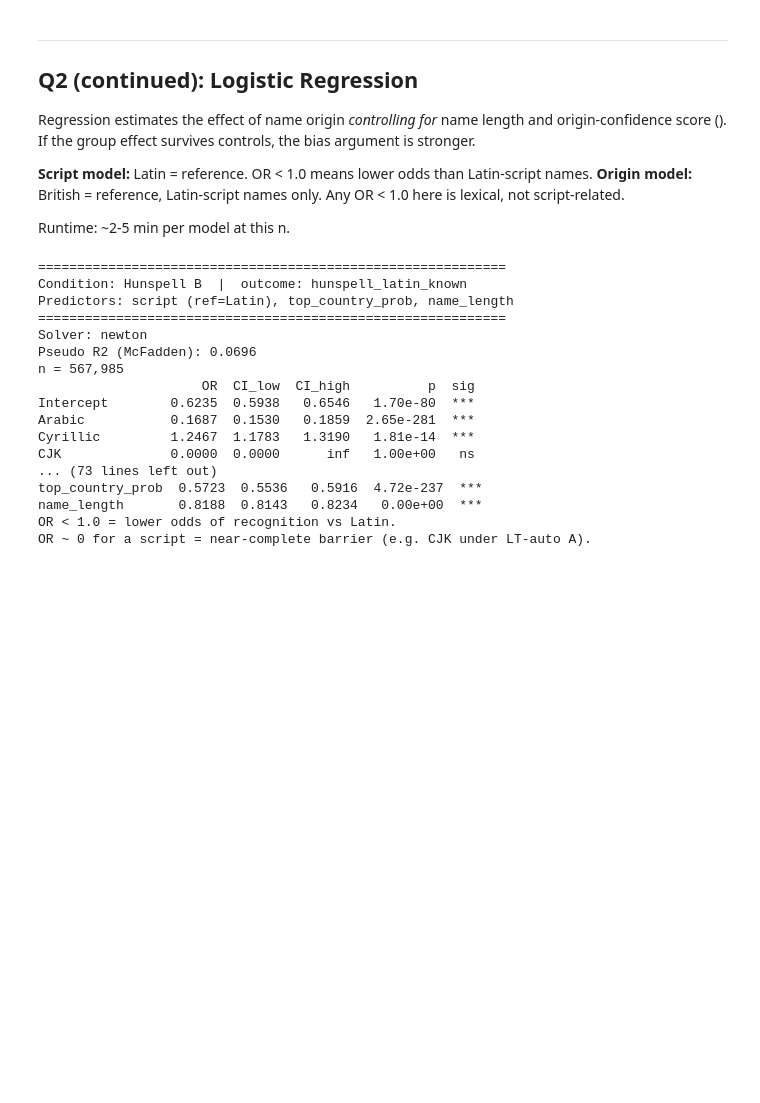
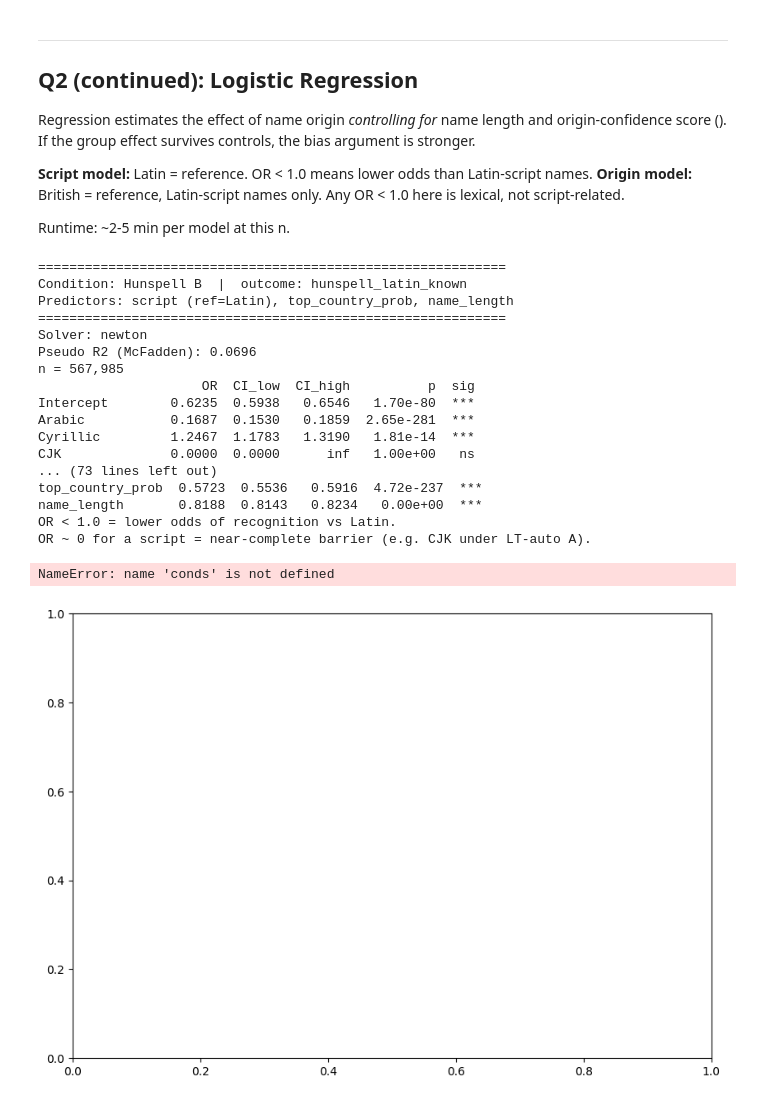
Before and after one commit to sarabrownxx/hons-project-spellcheck-bias, a Jupyter notebook: notebooks/08_bias_significance.ipynb, the cells around one changed output. Saved outputs shown, nothing was run; the diff lists cells and outputs as text; code cells hidden in the pictures; blank space fills up the shorter version.

```diff
--- a/notebooks/08_bias_significance.ipynb
+++ b/notebooks/08_bias_significance.ipynb
@@ -129,21 +129,21 @@ MAJOR_SCRIPTS = [
     'Hebrew', 'Bengali', 'Greek', 'Georgian', 'Ethiopic',
 ]
 
-# Ethnicolr categories considered Western-adjacent
-WESTERN_ETH = {'British', 'Germanic', 'Nordic', 'French', 'Italian'}
+# Ethnicolr categories considered European-origin
+EUROPEAN_ETH = {'British', 'Germanic', 'Nordic', 'French', 'Italian', 'EastEuropean'}
 
 # Derived subsets
 df_major      = df[df['name_script'].isin(MAJOR_SCRIPTS)].copy()
 df_non_latin  = df[df['name_script'] != 'Latin'].copy()
 df_latin_only = df[df['name_script'] == 'Latin'].copy()
 
-# Western subset
-df_western_eth = df[df['ethnicolr_race'].str.split(',').str[-1].isin(WESTERN_ETH)].copy()
+# European-origin subset
+df_european_eth = df[df['ethnicolr_race'].str.split(',').str[-1].isin(EUROPEAN_ETH)].copy()
 
 print(f'Major-script subset:   {len(df_major):,} names')
 print(f'Non-Latin subset:      {len(df_non_latin):,} names')
 print(f'Latin-only subset:     {len(df_latin_only):,} names')
-print(f'Western origin subset: {len(df_western_eth):,} names')
+print(f'European-origin subset: {len(df_european_eth):,} names')
 # %% [output]
 Major-script subset:   567,985 names
 Non-Latin subset:      107,574 names
@@ -1096,6 +1185,71 @@ top_country_prob  0.5723  0.5536   0.5916  4.72e-237  ***
 name_length       0.8188  0.8143   0.8234   0.00e+00  ***
 OR < 1.0 = lower odds of recognition vs Latin.
 OR ~ 0 for a script = near-complete barrier (e.g. CJK under LT-auto A).
+# %%
+import matplotlib.pyplot as plt
+import numpy as np
+
+# --- 1. COHESIVE STYLING VARIABLES ---
+colors = {"Hunspell B": "#1565c0", "SymSpell B": "#2e7d32", "LT-auto B": "#b71c1c"}
+markers = {"Hunspell B": "o", "SymSpell B": "s", "LT-auto B": "^"}
+story_order = ['CJK', 'Hangul', 'Hebrew', 'Arabic', 'Ethiopic', 'Bengali', 'Cyrillic', 'Georgian', 'Greek']
+y_pos = np.arange(len(story_order))
+
+# --- 2. PLOT INITIALIZATION ---
+fig, ax = plt.subplots(figsize=(10, 7), facecolor='white')
+ax.set_facecolor('white')
+
+# --- 3. PLOT WITH JITTER ---
+width = 0.25
+for i, cond in enumerate(conds):
+    subset = plot_df[plot_df['Condition'] == cond].set_index('Script').reindex(story_order)
+
+    ax.errorbar(subset['OR'], y_pos + (i * width - width),
+                xerr=[subset['OR'] - subset['Lower'], subset['Upper'] - subset['OR']],
+                fmt=markers[cond], color=colors[cond], label=cond,
+                markersize=9, capsize=4, elinewidth=1.5, alpha=0.9,
+                markeredgecolor='white', markeredgewidth=1)
+
+# --- 4. COHESIVE STRUCTURAL ELEMENTS ---
+ax.axvline(1, color='#333333', linewidth=2, zorder=1)
+ax.set_xscale('log')
+ax.set_xlim(0.005, 50)
+
+# Cohesive Shading
+ax.axvspan(0.005, 1, color='#b71c1c', alpha=0.04, zorder=0)
+ax.axvspan(1, 50, color='#2e7d32', alpha=0.04, zorder=0)
+
+# --- NEW: ADD HORIZONTAL BOUNDARY LINES ---
+# We loop through the gaps between scripts to draw faint divider lines
+for y in range(len(story_order) - 1):
+    ax.axhline(y + 0.5, color='#bdbdbd', linestyle='-', linewidth=0.5, alpha=0.3, zorder=0)
+
+# --- 5. TEXT & AXIS STYLING ---
+ax.set_yticks(y_pos)
+ax.set_yticklabels(story_order, fontweight='bold', color='#333333')
+ax.set_xlabel("Odds Ratio (Log Scale) | Reference: Latin Names",
+              fontweight='bold', fontsize=11, color='#333333', labelpad=12)
+ax.set_title("Odds Ratio of Name Recognition by Script Family (Logistic Regression, Condition B, Reference: Latin)",
+             fontsize=15, fontweight='bold', color='#212121', pad=25)
+
+# Standardized Grids (Vertical only now, as we've added custom horizontals)
+ax.grid(True, axis='x', which='major', linestyle='--', alpha=0.4, color='#bdbdbd')
+ax.grid(False, axis='y')
+
+# --- 6. LEGEND STYLING ---
+legend = ax.legend(loc='upper right', frameon=True, shadow=True,
+                   title="Tools", fontsize=10, borderpad=1)
+legend.get_title().set_fontweight('bold')
+
+for spine in ['top', 'right']:
+    ax.spines[spine].set_visible(False)
+
+plt.tight_layout()
+plt.savefig('log_reg_lanes.pdf', format='pdf', bbox_inches='tight')
+plt.show()
+# %% [output]
+NameError: name 'conds' is not defined
+[figure, added]
 # %%
 # Q2: Logistic regression by origin category -- Condition B, Latin-script names only.
 # British is the reference category.
```
Also changed, not shown: parts of 14 cells of this notebook, 3 other files.
